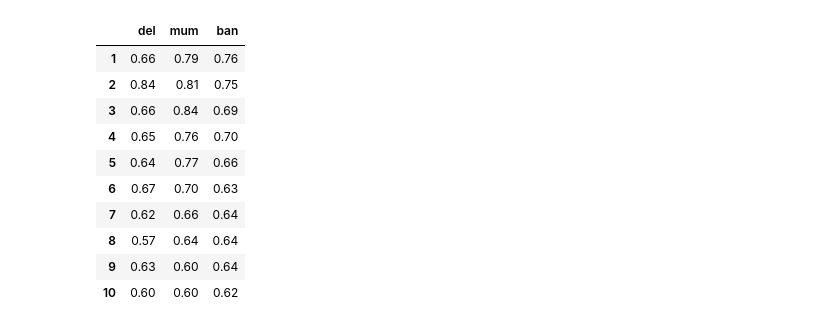
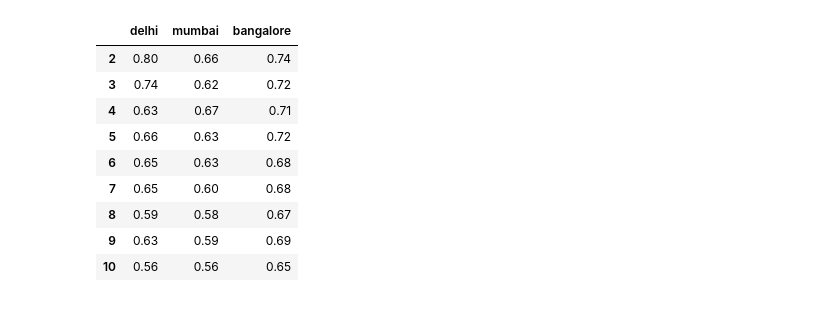
Before and after one commit to prarid/SocialMediaAnalytics, a Jupyter notebook: topic_modeling.ipynb, the cells around one changed output. Cells and saved outputs as stored; diff of their text form; code cells hidden in the pictures.

```diff
--- a/topic_modeling.ipynb
+++ b/topic_modeling.ipynb
@@ -20,5 +32,8 @@ ban_df = pd.read_pickle("data/ban_df.pkl")
 # %%
 def topic_coherence(tokens, num_topics, return_coh = True):
+    """this function created a gensim LDA topic model for the given number of topics and then calculates the overall coherence
+    score for each model"""
+
     #create a dictionary (a list of all the tokens)
     dictionary = Dictionary(tokens.values)
     dictionary.filter_extremes(no_below=10, no_above=0.9)
@@ -38,32 +53,32 @@ def topic_coherence(tokens, num_topics, return_coh = True):
 
     else:
         return topic_words
+# %%
+def optimal_topics(df):
+    """this function helps determine the optimal number of topics for a given dataset based on the coherence score"""
+
+    num_of_topics = range(2, 11, 1) #considering between 2 and 10 topics
+    avg_coherence = []
+    for i in num_of_topics:
+        # avg_coherence.append(topic_coherence(df["processed_text"], i)[-1])
+        avg_coherence.append(topic_coherence(df["processed_text_bigrams"], i)[-1])
+
+    return avg_coherence
 # %%
-def optimal_topics(df):
-    """this function helps determine the optimal number of topics for a given dataset based on the coherence score"""
-
-    num_of_topics = range(1, 11, 1) #considering between 1 and 10 topics
-    avg_coherence = []
-    for i in num_of_topics:
-        avg_coherence.append(topic_coherence(df["processed_text"], i)[-1])
-
-    return avg_coherence
-
-top_coh = pd.DataFrame(index = range(1,11,1))
-top_coh["del"] = optimal_topics(del_df)
-top_coh["mum"] = optimal_topics(mum_df)
-top_coh["ban"] = optimal_topics(ban_df)
-top_coh
+top_coh_in = pd.DataFrame(index = range(2,11,1))
+top_coh_in["delhi"] = optimal_topics(del_df)
+top_coh_in["mumbai"] = optimal_topics(mum_df)
+top_coh_in["bangalore"] = optimal_topics(ban_df)
+top_coh_in
 # %% [output]
-|  | del | mum | ban |
-| 1 | 0.66 | 0.79 | 0.76 |
-| 2 | 0.84 | 0.81 | 0.75 |
-| 3 | 0.66 | 0.84 | 0.69 |
-| 4 | 0.65 | 0.76 | 0.70 |
-| 5 | 0.64 | 0.77 | 0.66 |
-| 6 | 0.67 | 0.70 | 0.63 |
-| 7 | 0.62 | 0.66 | 0.64 |
-| 8 | 0.57 | 0.64 | 0.64 |
-| 9 | 0.63 | 0.60 | 0.64 |
-| 10 | 0.60 | 0.60 | 0.62 |
+|  | delhi | mumbai | bangalore |
+| 2 | 0.80 | 0.66 | 0.74 |
+| 3 | 0.74 | 0.62 | 0.72 |
+| 4 | 0.63 | 0.67 | 0.71 |
+| 5 | 0.66 | 0.63 | 0.72 |
+| 6 | 0.65 | 0.63 | 0.68 |
+| 7 | 0.65 | 0.60 | 0.68 |
+| 8 | 0.59 | 0.58 | 0.67 |
+| 9 | 0.63 | 0.59 | 0.69 |
+| 10 | 0.56 | 0.56 | 0.65 |
 # %%
```
Also changed, not shown: parts of 29 cells of this notebook, 2 other files.
